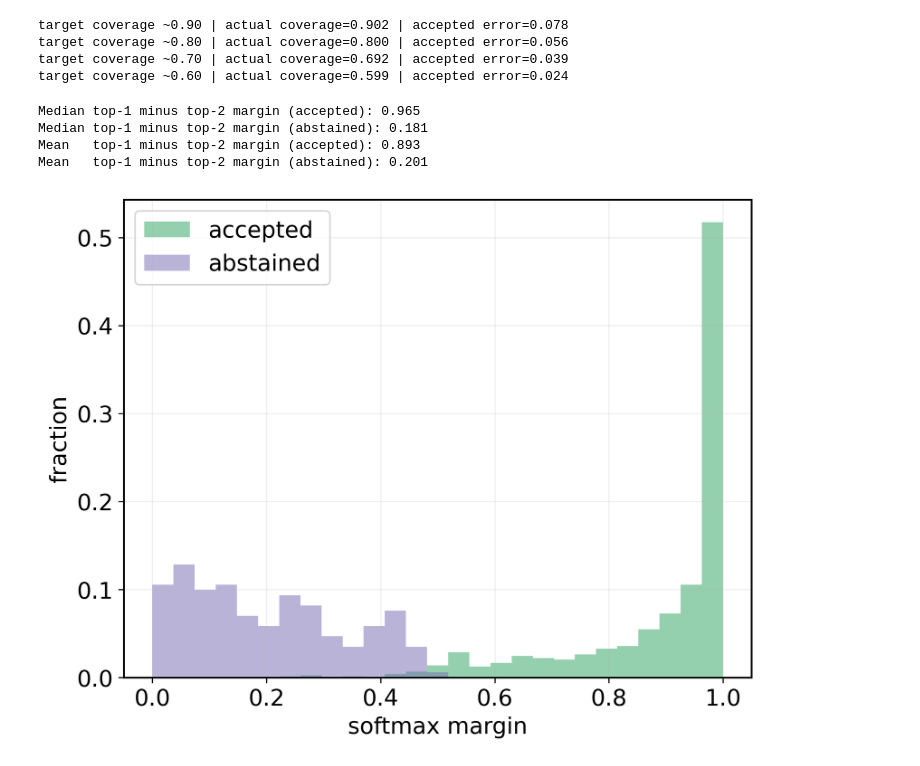
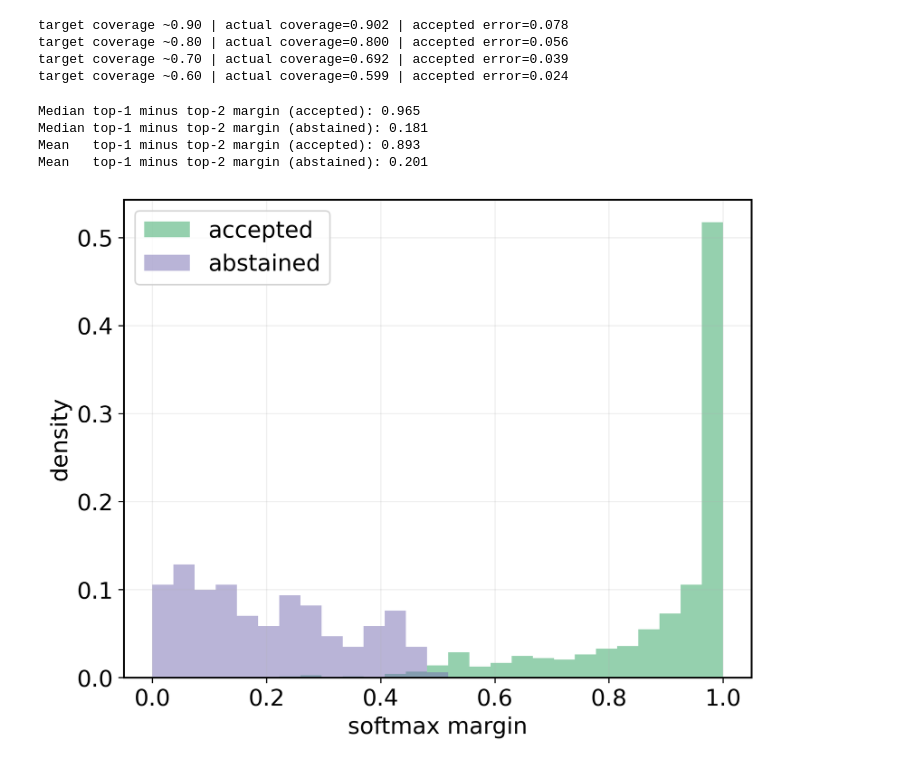
Before and after one commit to raham24/Epistemic-Uncertainty-Aware-Defect-Detection-for-Quality-Control-in-Medical-Device-Manufacturing, a Jupyter notebook: toy_example/toy_example.ipynb, the cells around one changed output. Drawn from its saved outputs; the diff is of its cells as text; code cells hidden in the pictures.

```diff
--- a/toy_example/toy_example.ipynb
+++ b/toy_example/toy_example.ipynb
@@ -754,7 +754,7 @@ ax.set_xlabel(
 )
 
 ax.set_ylabel(
-    "fraction",
+    "density",
     fontsize=15
 )
 
@@ -770,31 +770,31 @@ ax.grid(
 )
 
 
 # ------------------------------------------------------------
 # Legend
 # ------------------------------------------------------------
 
 ax.legend(
     fontsize=15,
     frameon=True
 )
 
 
 # ------------------------------------------------------------
 # Save
 # ------------------------------------------------------------
 
 fig.savefig(
     "../tex/img/toy_example_margin_histogram.png",
     dpi=300,
     bbox_inches="tight"
 )
 
 plt.show()
 plt.close(fig)
 # %% [output]
 Median top-1 minus top-2 margin (accepted): 0.965
 Median top-1 minus top-2 margin (abstained): 0.181
 Mean   top-1 minus top-2 margin (accepted): 0.893
 Mean   top-1 minus top-2 margin (abstained): 0.201
-[figure, old version]
+[figure, new version]
```
Also changed, not shown: 9 other files.
